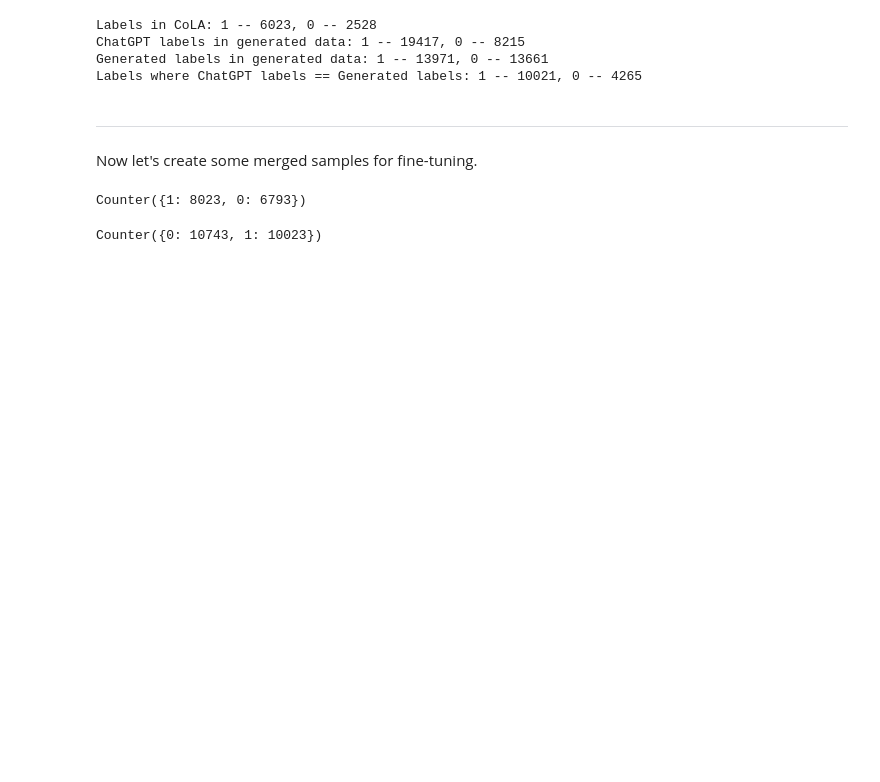
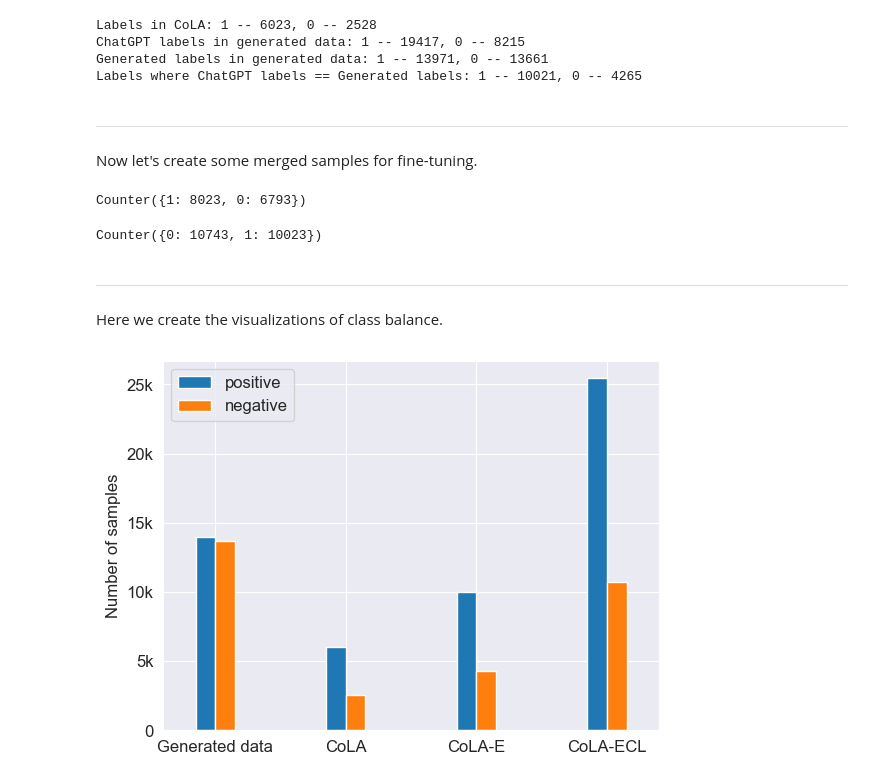
Before and after one commit to grenlayk/ELECTRAScore, a Jupyter notebook: electra_tuning/chatgpt_scoring.ipynb, the cells around one changed output. Drawn from its saved outputs; the diff is of its cells as text; code cells hidden in the pictures; blank space fills up the shorter version.

```diff
--- a/electra_tuning/chatgpt_scoring.ipynb
+++ b/electra_tuning/chatgpt_scoring.ipynb
@@ -138,6 +138,6 @@ Now let's create 2 new datasets:
 # %%
 # reload data with ChatGPT scores
-df_gen = pd.read_csv('data/train_parsed_with_chatgpt_labels.csv')
+df_gen = pd.read_csv('data/labeled_generated_data.csv')
 # %%
 # create first dataset
 df_same_labels = df_gen[df_gen['chatgpt_label'] == df_gen['label']]
@@ -166,7 +166,7 @@ Now let's create some merged samples for fine-tuning.
 # (if generated label matched ChatGPT label, we added sample to dataset)
 # We added all negative samples and 2k of positive ones, to make data more balanced
 ones_to_add = 2000
-df_gen_filtered = pd.read_csv('data/train_parsed_filtered.csv')
+df_gen_filtered = pd.read_csv('data/generated_cola_e.csv')
 df_gen_filt_sample = pd.concat(
     [
         df_gen_filtered[df_gen_filtered['label'] == 0],
@@ -174,7 +174,7 @@ df_gen_filt_sample = pd.concat(
     ]).reset_index(drop=True)
 
 df_merged = pd.concat([df_gen_filt_sample, df_cola]).reset_index(drop=True)
-df_merged.to_csv(f'data/train_cola_plus_filtered(2000-1).csv', index=False)
+df_merged.to_csv(f'data/cola_e_balanced.csv', index=False)
 
 print(Counter(df_merged['label']))
 # %% [output]
@@ -198,2 +198,34 @@ print(Counter(df_merged['label']))
 # %% [output]
 Counter({0: 10743, 1: 10023})
+# %% [markdown]
+---
+# %% [markdown]
+Here we create the visualizations of class balance.
+# %%
+import matplotlib.pyplot as plt
+import seaborn as sns
+import pandas as pd
+import numpy as np
+
+sns.set_style("darkgrid")
+
+plt.rcParams['font.size'] = 12
+# %%
+cola_e = pd.concat([df_same_labels, df_cola]).reset_index(drop=True)
+cola_ecl = pd.concat([df_chatgpt, df_cola]).reset_index(drop=True)
+
+datasets = [df_gen, df_cola, df_gen_filtered, cola_ecl]
+index = ['Generated data', 'CoLA', 'CoLA-E', 'CoLA-ECL']
+
+positive = [Counter(dataset['label'])[1] for dataset in datasets]
+negative = [Counter(dataset['label'])[0] for dataset in datasets]
+
+df = pd.DataFrame({'positive': positive,
+                   'negative': negative}, index=index)
+ax = df.plot.bar(rot=0, width=0.3, ylabel='Number of samples', yticks=[0, 5000, 10000, 15000, 20000, 25000])
+ax.set_yticklabels(["0", "5k", "10k", "15k", "20k", "25k"])
+
+fig = ax.get_figure()
+fig.savefig('data/data_balance.png', dpi=300)
+# %% [output]
+[figure, added]
```
Also changed, not shown: parts of 9 cells of this notebook, 1 other file.
